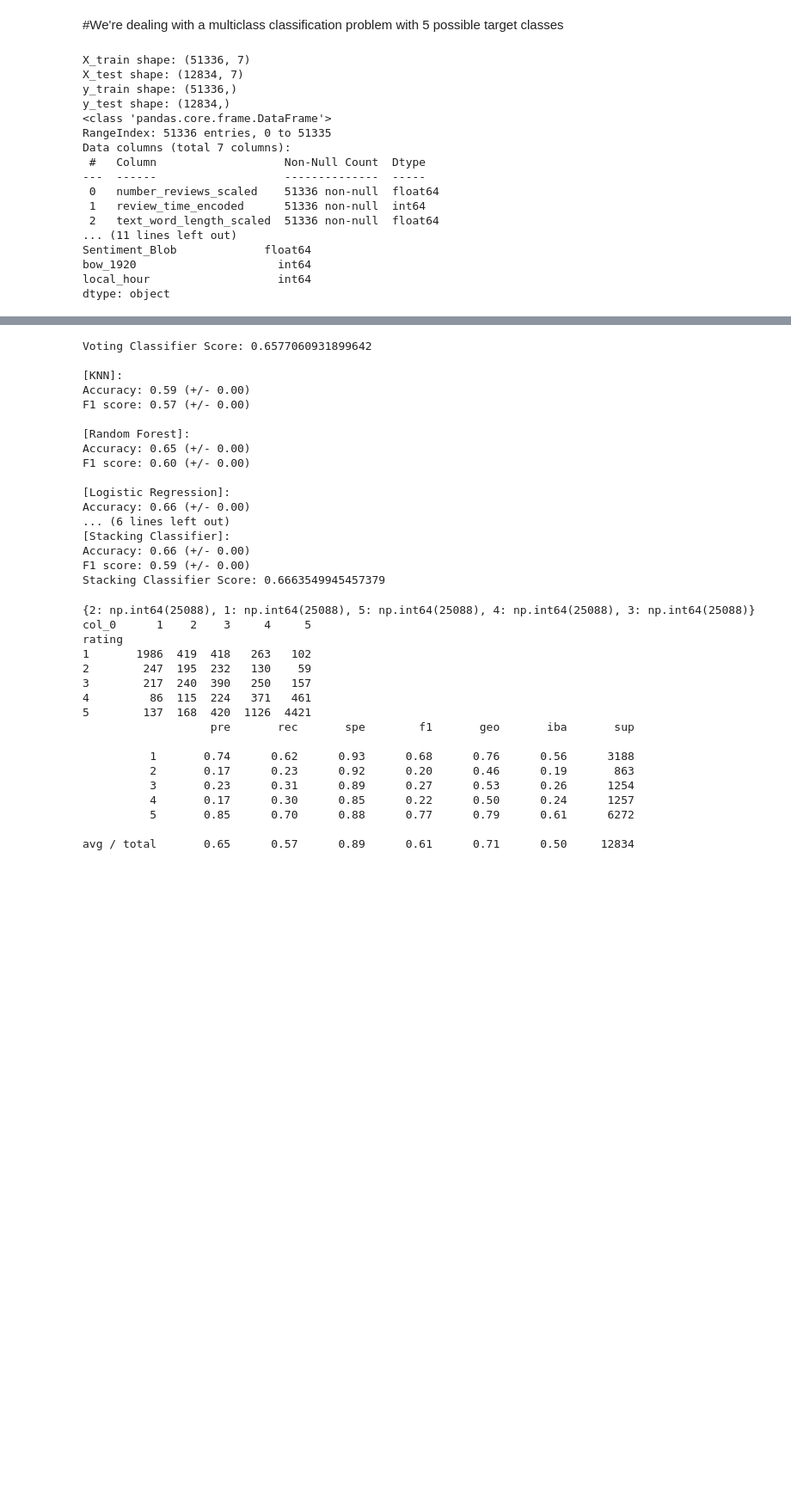
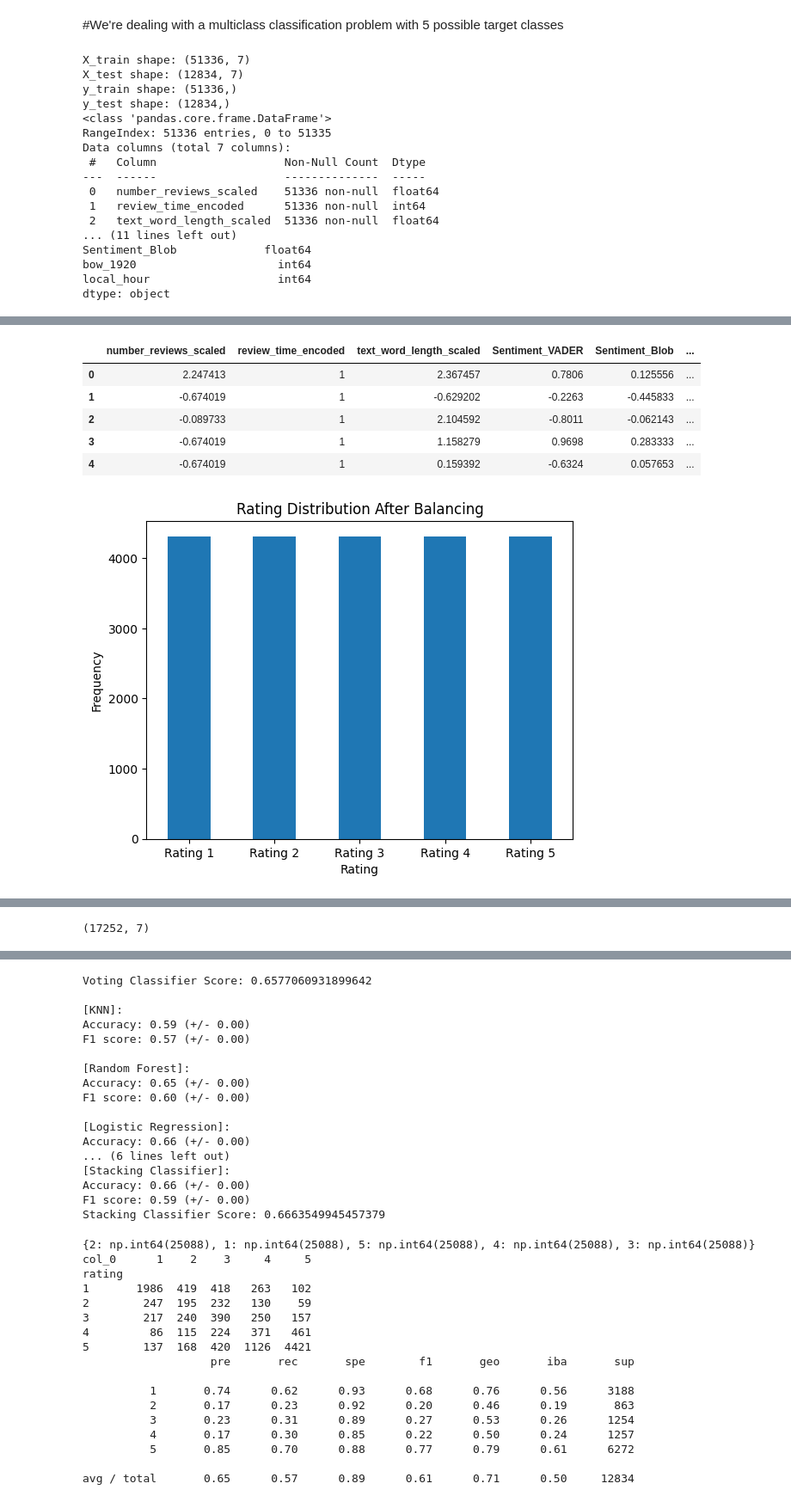
Before and after one commit to Nina1007/Supply_Chain_2024_DS, a Jupyter notebook: logistic_regression.ipynb, the cells around one changed output, grey strips where cells are left out. Shown: that part at 86% size. Saved outputs shown, nothing was run; the diff lists cells and outputs as text; code cells hidden in the pictures; blank space fills up the shorter version.

Commit message:
Model test

```diff
--- a/logistic_regression.ipynb
+++ b/logistic_regression.ipynb
@@ -50,3 +52,73 @@ Sentiment_Blob             float64
 bow_1920                     int64
 local_hour                   int64
 dtype: object
+# %%
+#Anomaly detection
+
+#Rejoin dataset
+X_combined = pd.concat([X_train, X_test], axis=0)
+y_combined = pd.concat([y_train, y_test], axis=0)
+X_combined.reset_index(drop=True, inplace=True)
+y_combined.reset_index(drop=True, inplace=True)
+df_trustpilot = X_combined.copy()
+df_trustpilot['rating'] = y_combined
+df_trustpilot.reset_index(drop=True, inplace=True)
+display(df_trustpilot.head())
+
+#Display proportions
+all = len(df_trustpilot)
+one = df_trustpilot[df_trustpilot['rating'] == 1]
+two = df_trustpilot[df_trustpilot['rating'] == 2]
+three = df_trustpilot[df_trustpilot['rating'] == 3]
+four = df_trustpilot[df_trustpilot['rating'] == 4]
+five = df_trustpilot[df_trustpilot['rating'] == 5]
+one_p = len(one)/all
+two_p = len(two)/all
+three_p = len(three)/all
+four_p = len(four)/all
+five_p = len(five)/all
+print('One:',one_p*100,'%')
+print("Number of one ratings:", len(one))
+print('Two:',two_p*100,'%')
+print("Number of two ratings:", len(two))
+print('Three:',three_p*100,'%')
+print("Number of three ratings:", len(three))
+print('Four:',four_p*100,'%')
+print("Number of four ratings:", len(four))
+print('Five:',five_p*100,'%')
+print("Number of five ratings:", len(five))
+
+#Normalize the last feature
+df_trustpilot['local_hour'] = StandardScaler().fit_transform(df_trustpilot['local_hour'].values.reshape(-1,1))
+display(df_trustpilot.head())
+
+#Rebalance the dataset
+df_balanced = df_trustpilot.sample(frac=1, random_state=42)
+rating_1 = df_balanced[df_balanced['rating'] == 1][:4313]
+rating_2 = df_balanced[df_balanced['rating'] == 2][:4313]
+rating_3 = df_balanced[df_balanced['rating'] == 3][:4313]
+rating_4 = df_balanced[df_balanced['rating'] == 4][:4313]
+rating_5 = df_balanced[df_balanced['rating'] == 5][:4313]
+df_balanced_final = pd.concat([rating_1, rating_2, rating_3, rating_4, rating_5])
+df_balanced_final = df_balanced_final.sample(frac=1, random_state=42)
+labels = ['Rating 1', 'Rating 2', 'Rating 3', 'Rating 4', 'Rating 5']
+classes = pd.value_counts(df_balanced_final['rating'], sort=True)
+classes.plot(kind='bar', rot=0)
+plt.title("Rating Distribution After Balancing")
+plt.xticks(range(5), labels)
+plt.xlabel("Rating")
+plt.ylabel("Frequency")
+plt.show()
+for rating in range(1, 6):
+    count = len(df_balanced_final[df_balanced_final['rating'] == rating])
+    percentage = (count / len(df_balanced_final)) * 100
+    print(f"Rating {rating}: {percentage:.2f}% Number of ratings: {count}")
+
+X = df_balanced_final.drop('rating', axis=1)
+y = df_balanced_final['rating']
+
+X_train, X_test, y_train, y_test = train_test_split(X, y, test_size=0.20, shuffle=True)
+
+display(X.head())
+print(X_train.shape)
+# %% [output]
@@ -52,0 +141,7 @@ dtype: object
+|  | number_reviews_scaled | review_time_encoded | text_word_length_scaled | Sentiment_VADER | Sentiment_Blob | ... |
+| 0 | 2.247413 | 1 | 2.367457 | 0.7806 | 0.125556 | ... |
+| 1 | -0.674019 | 1 | -0.629202 | -0.2263 | -0.445833 | ... |
+| 2 | -0.089733 | 1 | 2.104592 | -0.8011 | -0.062143 | ... |
+| 3 | -0.674019 | 1 | 1.158279 | 0.9698 | 0.283333 | ... |
+| 4 | -0.674019 | 1 | 0.159392 | -0.6324 | 0.057653 | ... |
+[figure, added]
@@ -53,3 +159,4 @@ dtype: object
+(17252, 7)
 # %%
 #Train base model
 model = LogisticRegression(max_iter=2000)
```
Also changed, not shown: parts of 8 cells of this notebook.
